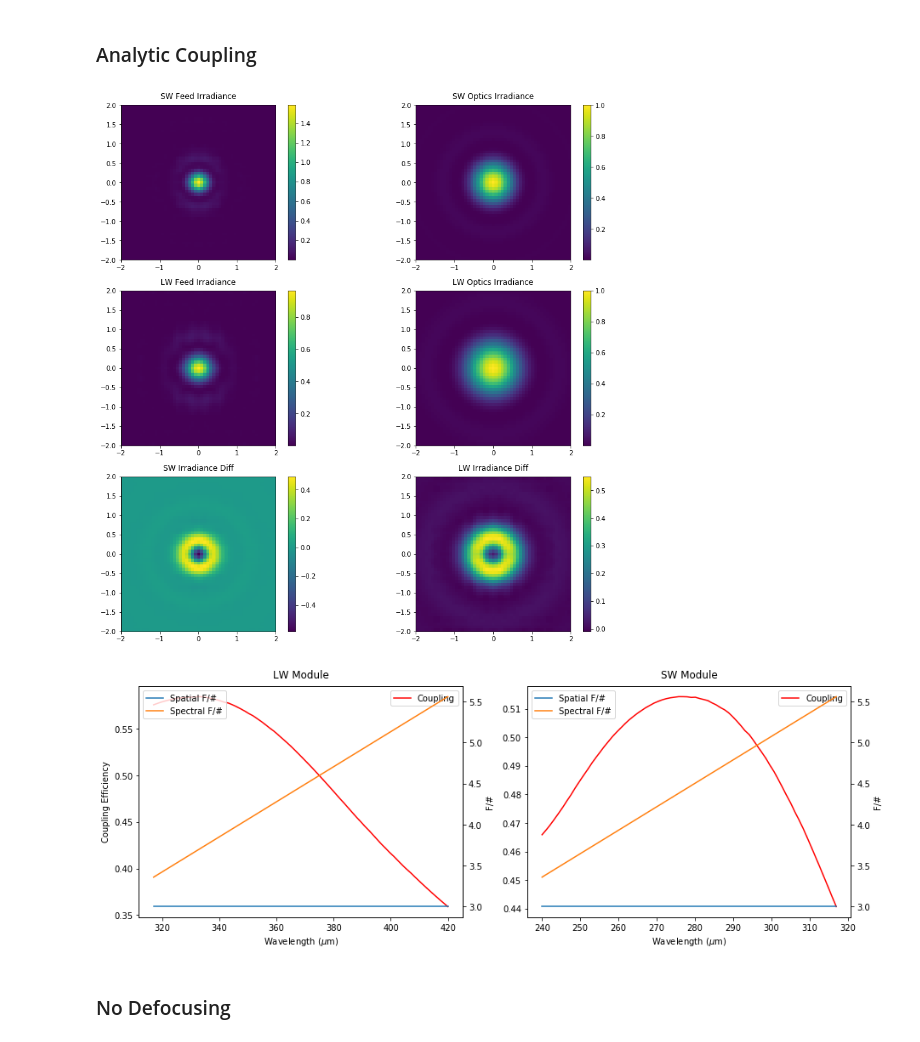
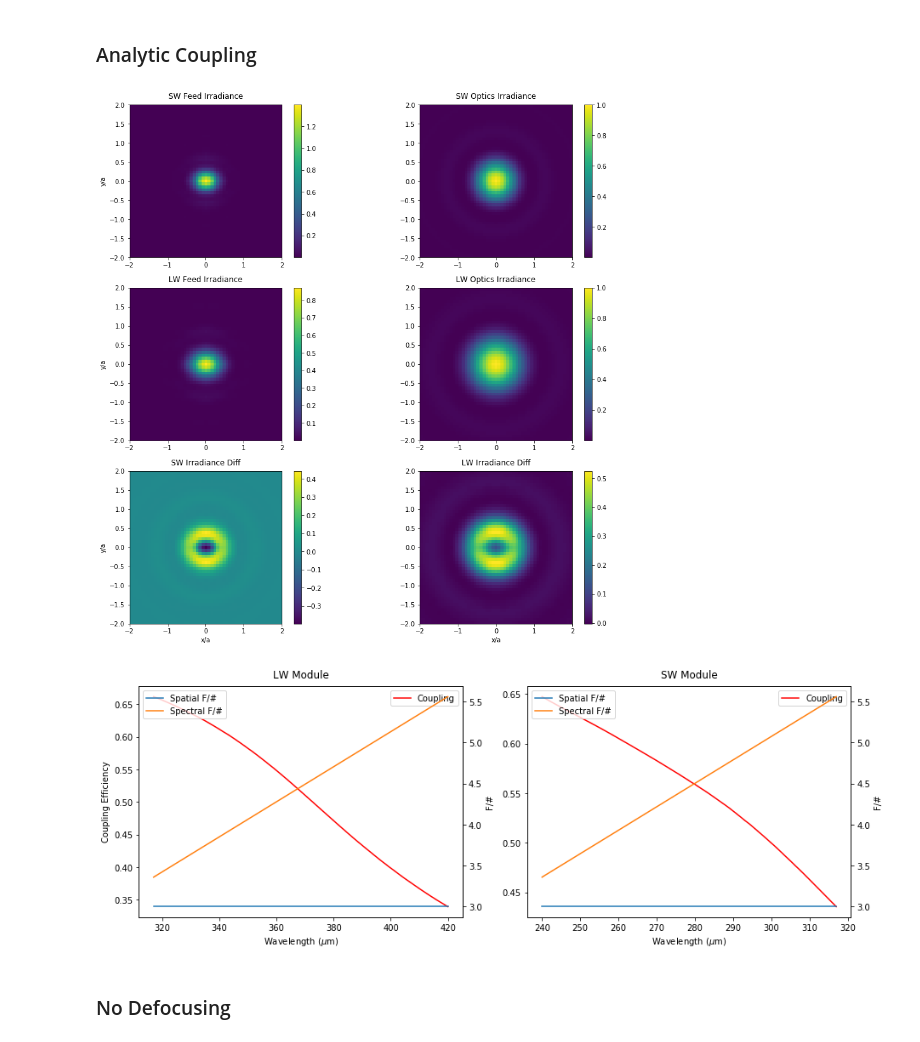
Before and after one commit to tim-balloon/tim-inst_modl, a Jupyter notebook: optics_analysis/Feed Horn F# Mismatch Calc.ipynb, the cells around one changed output. Drawn from its saved outputs; the diff is of its cells as text; code cells hidden in the pictures.

```diff
--- a/optics_analysis/Feed Horn F# Mismatch Calc.ipynb
+++ b/optics_analysis/Feed Horn F# Mismatch Calc.ipynb
@@ -31,9 +31,10 @@ def conical_feed_field(x,y,a,R,wavelength):
     rho,phi = cart2pol(x,y)
     mask = rho==0
     field = np.zeros(np.shape(rho))
-    field[mask] = sps.jvp(u*rho[mask]/a,1)*np.power(np.cos(phi[mask]),2)
+    field[mask] = (0.5*(sps.j0(u*rho[mask]/a) + sps.jv(2,u*rho[mask]/a))*np.power(np.sin(phi[mask]),2)
+                    + sps.jvp(u*rho[mask]/a,1)*np.power(np.cos(phi[mask]),2))
     field[~mask] = (sps.j1(u*rho[~mask]/a)/(u*rho[~mask]/a)*np.power(np.sin(phi[~mask]),2)
-                    + sps.jvp(u*rho[~mask]/a,1)*np.power(np.cos(phi[~mask]),2))
+                    + sps.jvp(1,u*rho[~mask]/a,1)*np.power(np.cos(phi[~mask]),2))
     field = field * np.exp(-1j*np.pi*np.power(rho,2)/(wavelength*R))
     field[rho > a] = 0
     return field
@@ -132,6 +133,13 @@ ax_SW_diff.set_title('SW Irradiance Diff')
 ax_LW_feed.set_title('LW Feed Irradiance')
 ax_LW_optics.set_title('LW Optics Irradiance')
 ax_LW_diff.set_title('LW Irradiance Diff')
+
+ax_LW_diff.set_xlabel('x/a')
+ax_SW_diff.set_xlabel('x/a')
+
+ax_SW_feed.set_ylabel('y/a')
+ax_LW_feed.set_ylabel('y/a')
+ax_SW_diff.set_ylabel('y/a')
 
 # Assume F/# varies linearly across band and is constant in spatial direction.
 sw_fnum_spatial = 3 * np.ones(numWavs);
@@ -163,42 +171,42 @@ for w in range(numWavs):
     optics_field = elliptical_diffract_field(X_ap,Y_ap,f,wavs_SW[w]/1000,sw_a[w],sw_b[w])
 
     # Compute the coupling integral between the optics and feed at the optimal defocusing distance.
-    coupling = np.sum(np.sum(optics_field*np.conj(feed_field)))/np.sqrt(np.sum(np.sum((optics_field*np.conj(optics_field))))
+    coupling = np.sum(np.sum(optics_field*feed_field))/np.sqrt(np.sum(np.sum((optics_field*np.conj(optics_field))))
                                                                         *np.sum(np.sum((feed_field*np.conj(feed_field)))))
     coupling_SW[w] = (coupling*np.conj(coupling)).real
 
     # Just plot one of the images to check.
     if w == 0:
         im = ax_SW_feed.imshow((feed_field*np.conj(feed_field)).real, extent=[min_x,max_x,min_y,max_y])
         fig.colorbar(im, ax=ax_SW_feed)
         im = ax_SW_optics.imshow((optics_field*np.conj(optics_field)).real, extent=[min_x,max_x,min_y,max_y])
         fig.colorbar(im, ax=ax_SW_optics)
 
         im = ax_SW_diff.imshow((optics_field*np.conj(optics_field) - feed_field*np.conj(feed_field)).real, extent=[min_x,max_x,min_y,max_y])
         fig.colorbar(im, ax=ax_SW_diff)
 
     # Recompute for the LW module.
     if delta_z != 0:
         feed_field = ASP(delta_x, delta_y, conical_feed_field(X_ap,Y_ap,a,R,wavs_LW[w]/1000), delta_z, wavs_LW[w]/1000)
     else:
         feed_field = conical_feed_field(X_ap,Y_ap,a,R,wavs_LW[w]/1000)
 
     optics_field = elliptical_diffract_field(X_ap,Y_ap,f,wavs_LW[w]/1000,lw_a[w],lw_b[w])
 
-    coupling = np.sum(np.sum(optics_field*np.conj(feed_field)))/np.sqrt(np.sum(np.sum((optics_field*np.conj(optics_field))))
+    coupling = np.sum(np.sum(optics_field*feed_field))/np.sqrt(np.sum(np.sum((optics_field*np.conj(optics_field))))
                                                                         *np.sum(np.sum((feed_field*np.conj(feed_field)))))
     coupling_LW[w] = (coupling*np.conj(coupling)).real
 
     if w == 0:
         im = ax_LW_feed.imshow((feed_field*np.conj(feed_field)).real, extent=[min_x,max_x,min_y,max_y])
         fig.colorbar(im, ax=ax_LW_feed)
         im = ax_LW_optics.imshow((optics_field*np.conj(optics_field)).real, extent=[min_x,max_x,min_y,max_y])
         fig.colorbar(im, ax=ax_LW_optics)
 
         im = ax_LW_diff.imshow((optics_field*np.conj(optics_field) - feed_field*np.conj(feed_field)).real, extent=[min_x,max_x,min_y,max_y])
         fig.colorbar(im, ax=ax_LW_diff)
 # %% [output]
-[figure, old version]
+[figure, new version]
 # %%
 fig, (ax_LW, ax_SW) = plt.subplots(1,2,figsize=(15,5))
 # instantiate a second axes that shares the same x-axis so we can plot F/#
@@ -230,7 +238,7 @@ ax_SW.legend();
 ax_LW_Fnum.legend();
 ax_SW_Fnum.legend();
 # %% [output]
-[figure, old version]
+[figure, new version]
 # %% [markdown]
 ### No Defocusing
 # %%
```
Also changed, not shown: parts of 1 cell of this notebook.
